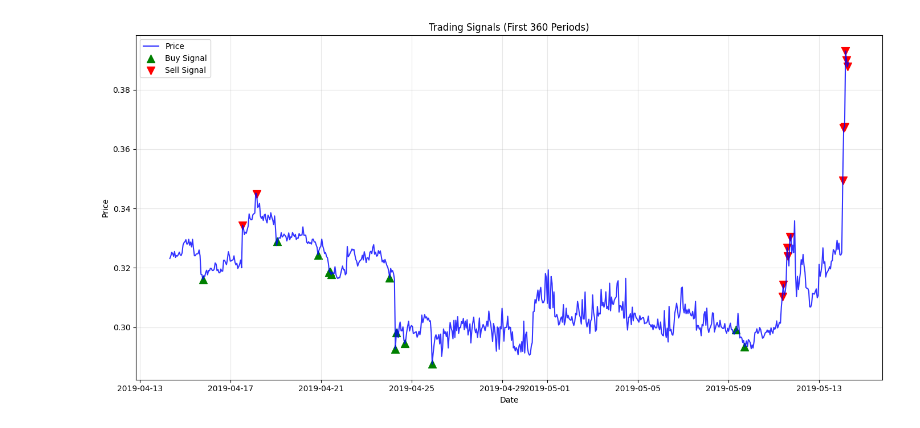
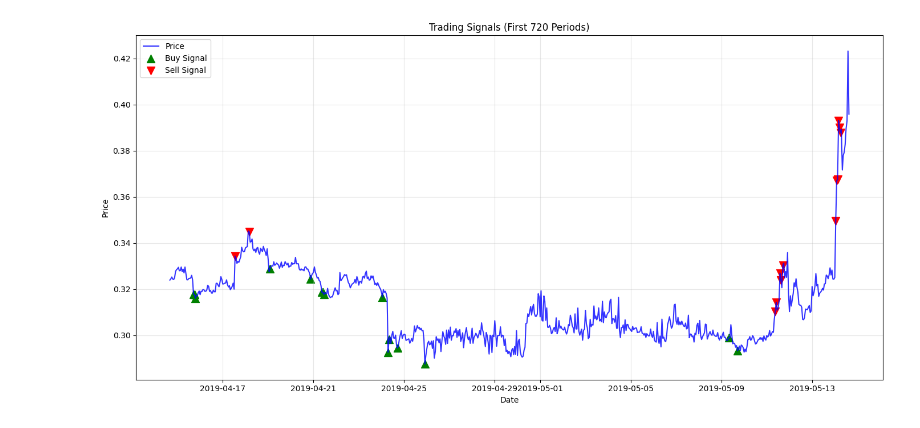
Before and after one commit to Eric-Babablacksheep/Quant_Trading, a Jupyter notebook: signal_regen.ipynb, the cells around one changed output. Saved outputs shown, nothing was run; the diff lists cells and outputs as text; code cells hidden in the pictures.

```diff
--- a/signal_regen.ipynb
+++ b/signal_regen.ipynb
@@ -176,35 +176,35 @@ plot_data = data.iloc[:720]
 plt.plot(plot_data.index, plot_data['close'],
          label='Price', color='blue', alpha=0.8)
 
 # Buy signals
 plt.scatter(
     plot_data[plot_data['final_signal'] == 1].index,
     plot_data[plot_data['final_signal'] == 1]['close'],
     color='green',
     marker='^',
     s=100,
     label='Buy Signal'
 )
 
 # Sell signals
 plt.scatter(
     plot_data[plot_data['final_signal'] == -1].index,
     plot_data[plot_data['final_signal'] == -1]['close'],
     color='red',
     marker='v',
     s=100,
     label='Sell Signal'
 )
 
-plt.title('Trading Signals (First 360 Periods)')
+plt.title('Trading Signals (First 720 Periods)')
 plt.xlabel('Date')
 plt.ylabel('Price')
 plt.legend(loc='upper left')
 plt.grid(alpha=0.3)
 plt.tight_layout()
 plt.show()
 # %% [output]
-[figure, old version]
+[figure, new version]
 # %%
 # Calculate returns and account for transaction costs
 returns = []
```
Also changed, not shown: parts of 5 cells of this notebook, 1 other file.
